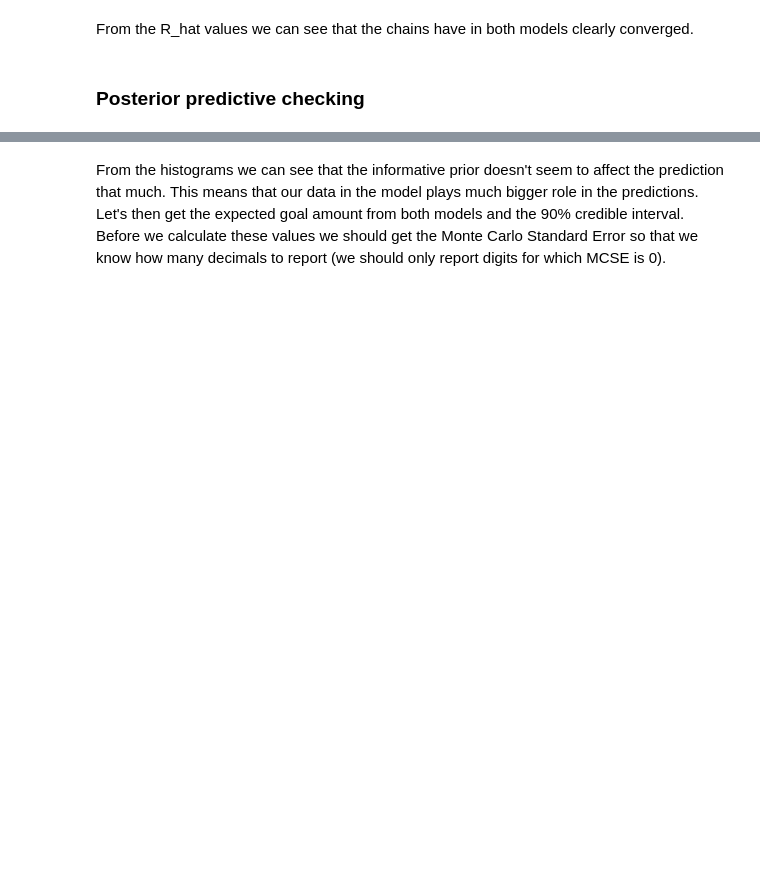
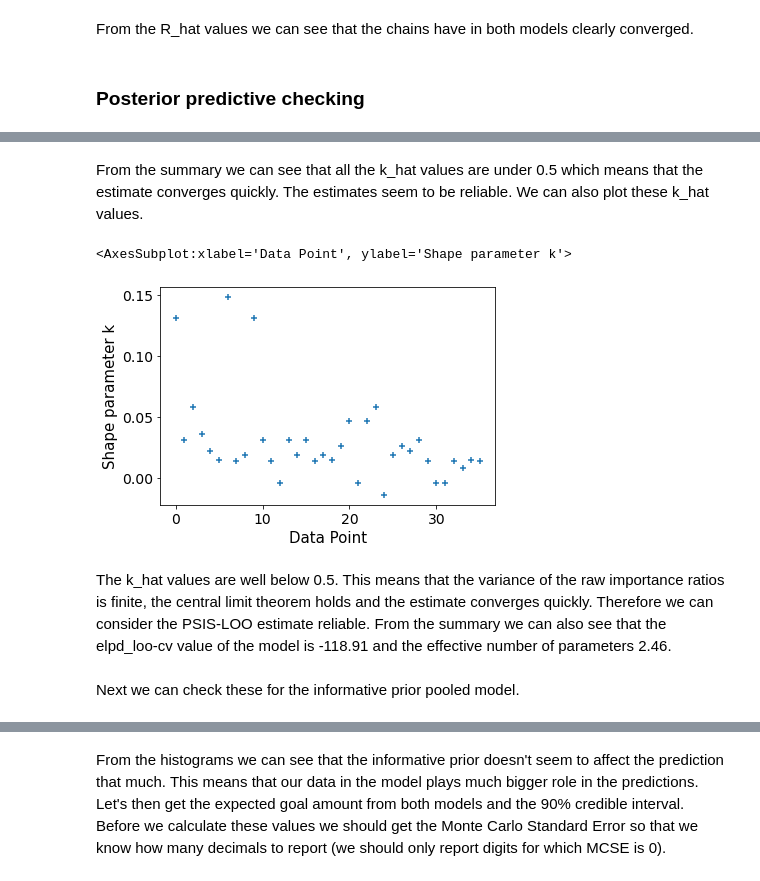
Before and after one commit to shiftleino/bayesian-premier, a Jupyter notebook: analysis.ipynb, the cells around one changed output, grey strips where cells are left out. Drawn from its saved outputs; the diff is of its cells as text; code cells hidden in the pictures; blank space fills up the shorter version.

Commit message:
Finished pooled model

```diff
--- a/analysis.ipynb
+++ b/analysis.ipynb
@@ -325,0 +344,12 @@ From the R_hat values we can see that the chains have in both models clearly con
+# %% [markdown]
+From the summary we can see that all the k_hat values are under 0.5 which means that the estimate converges quickly. The estimates seem to be reliable. We can also plot these k_hat values.
+# %%
+khats = az.loo(weakly_pooled_fit, pointwise=True)
+az.plot_khat(khats)
+# %% [output]
+<AxesSubplot:xlabel='Data Point', ylabel='Shape parameter k'>
+[figure, added]
+# %% [markdown]
+The k_hat values are well below 0.5. This means that the variance of the raw importance ratios is finite, the central limit theorem holds and the estimate converges quickly. Therefore we can consider the PSIS-LOO estimate reliable. From the summary we can also see that the elpd_loo-cv value of the model is -118.91 and the effective number of parameters 2.46.
+# %% [markdown]
+Next we can check these for the informative prior pooled model.
```
Also changed, not shown: parts of 25 cells of this notebook, 1 other file.
